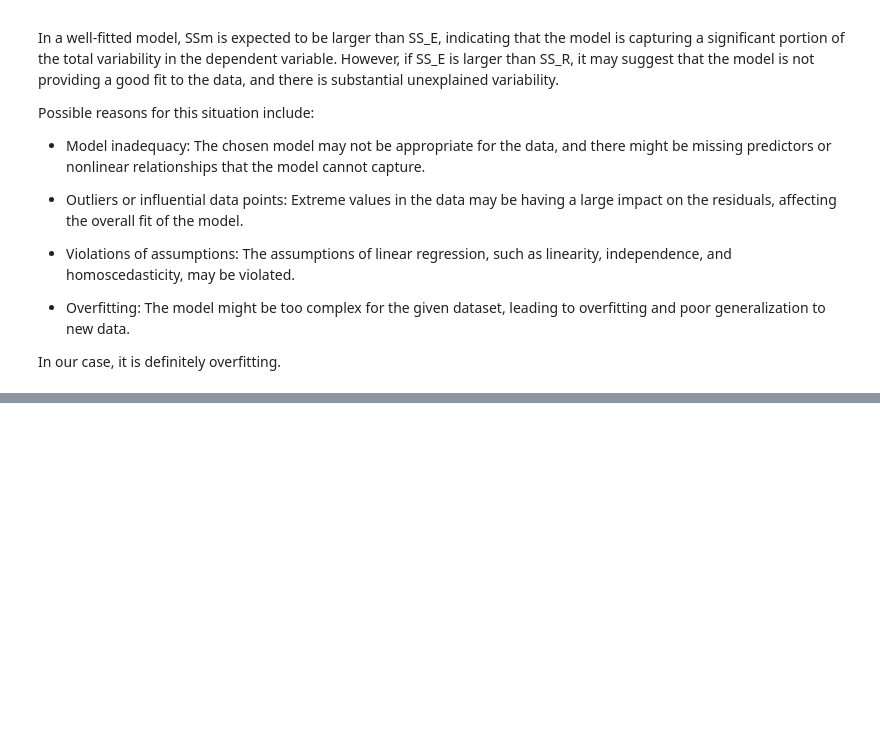
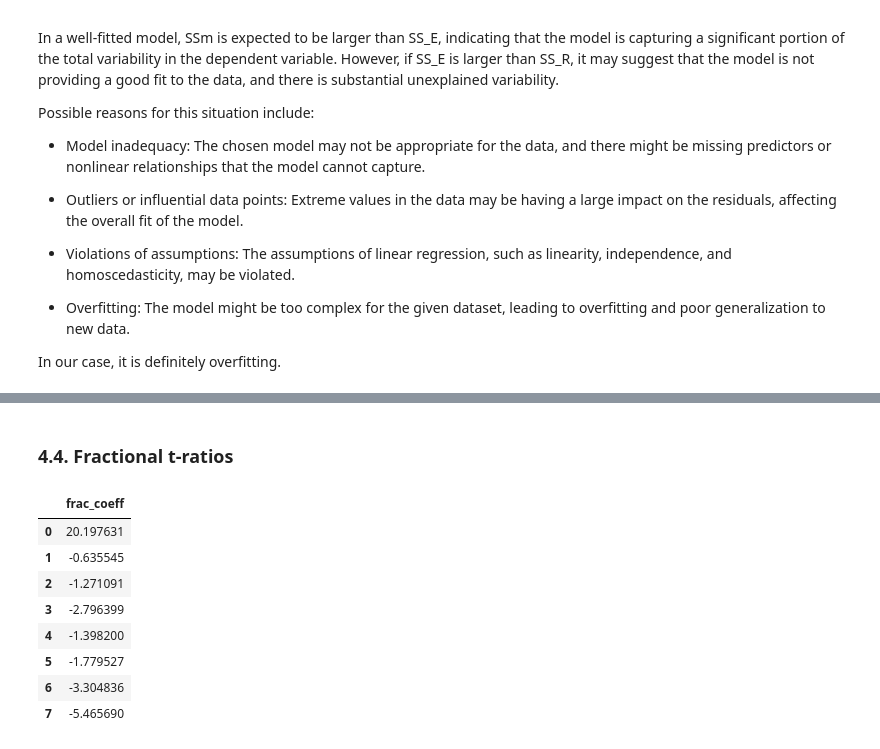
Before and after one commit to tapashreepradhan/semester-project-H02V8a, a Jupyter notebook: project.ipynb, the cells around one changed output, grey strips where cells are left out. Drawn from its saved outputs; the diff is of its cells as text; code cells hidden in the pictures; blank space fills up the shorter version.

```diff
--- a/project.ipynb
+++ b/project.ipynb
@@ -557,0 +591,8 @@ In our case, it is definitely overfitting.
+# %%
+k = 3
+f_coeff = np.array(frac_coeff.values)
+n = len(frac_coeff)
+result_mean = np.mean(result)
+sigma_hat_squared_i = np.array(np.sum((f_coeff - result_mean) ** 2) / (n - 1))
+sigma_hat_squared = np.sum(sigma_hat_squared_i/(2**k))
+f_se_Effect = np.sqrt(sigma_hat_squared/(n*2**(k-2)))
@@ -557,0 +603,16 @@ In our case, it is definitely overfitting.
+# %% [markdown]
+### 4.4. Fractional t-ratios
+# %%
+frac_t = (2*frac_coeff)/f_se_Effect
+frac_t.rename(columns={'frac_eff':'frac_t'}, inplace=True)
+frac_t
+# %% [output]
+|  | frac_coeff |
+| 0 | 20.197631 |
+| 1 | -0.635545 |
+| 2 | -1.271091 |
+| 3 | -2.796399 |
+| 4 | -1.398200 |
+| 5 | -1.779527 |
+| 6 | -3.304836 |
+| 7 | -5.465690 |
```
Also changed, not shown: parts of 20 cells of this notebook, 1 other file.
